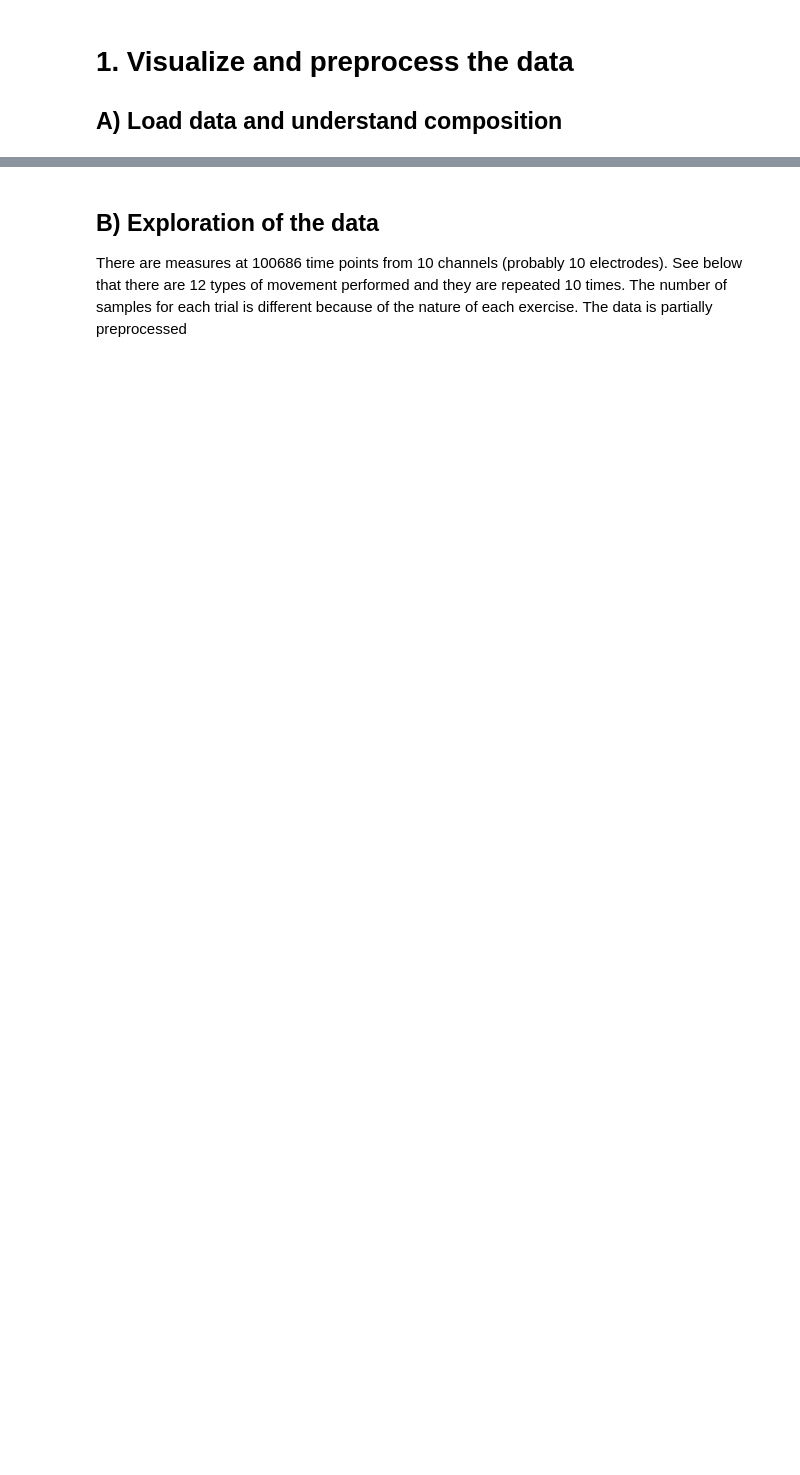
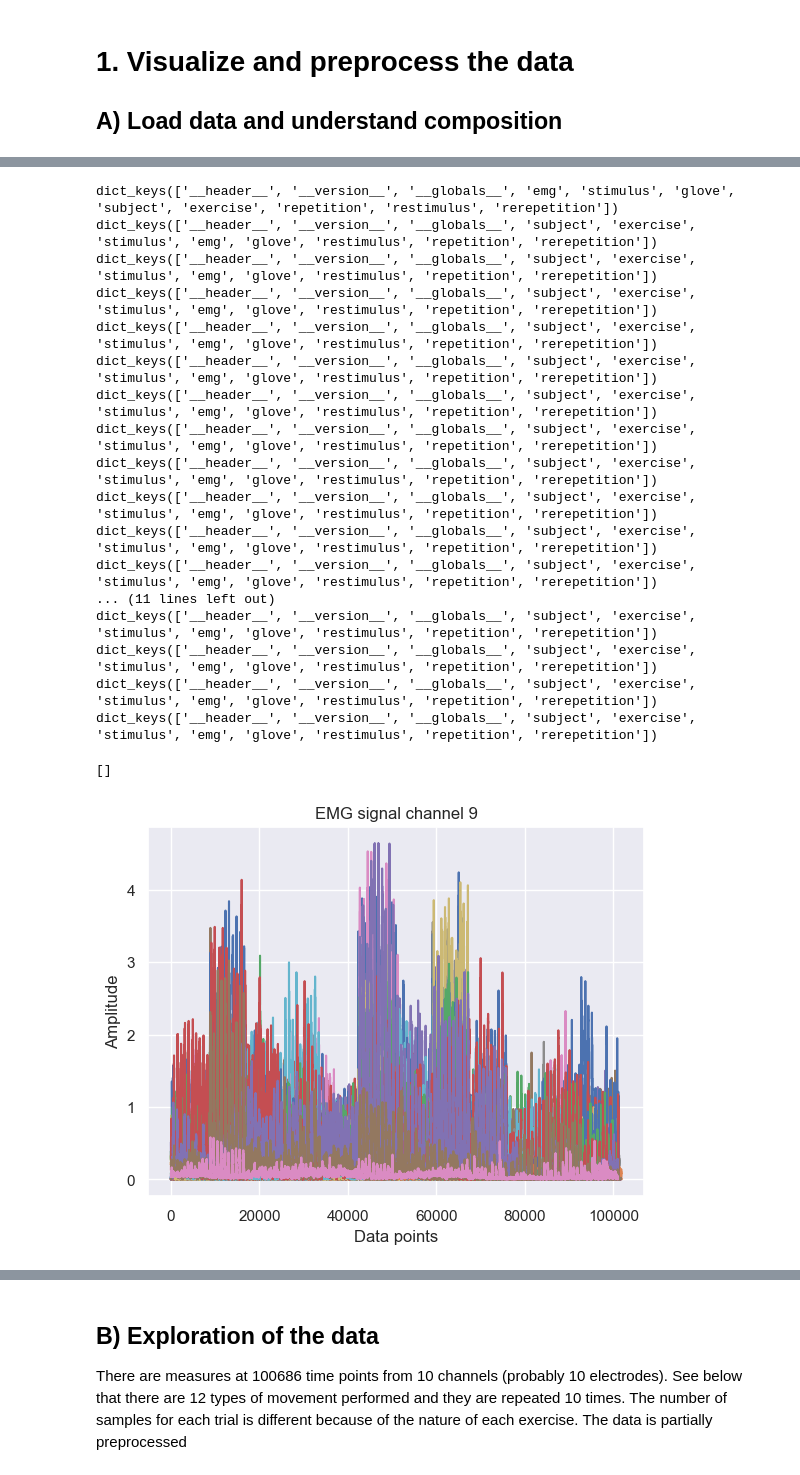
Before and after one commit to loufourneaux/project_2_nssp, a Jupyter notebook: part_1.ipynb, the cells around one changed output, grey strips where cells are left out. Saved outputs shown, nothing was run; the diff lists cells and outputs as text; code cells hidden in the pictures; blank space fills up the shorter version.

```diff
--- a/part_1.ipynb
+++ b/part_1.ipynb
@@ -13,5 +13,23 @@ import pandas as pd
 # %% [markdown]
 # 1. Visualize and preprocess the data
 ## A) Load data and understand composition
+# %%
+# Solution: load a list of dicts
+def load_subject(subject=2,path='data'):
+    file_name = f'{path}/S{subject}_A1_E1.mat'
+    emg = loadmat(file_name)
+    subject_dict = {}
+    subject_dict['number'] = subject
+    # The actual interesting data lives in the columns ['emg', 'restimulus', 'rerepetition']
+    subject_dict['emg_rectified'] = emg["emg"].copy()
+    # Restimulus and rerepetition are the stimulus and repetition that have been processed for better correspondance to real movement
+    # Stimulus is the type of movement that is being performed
+    subject_dict['stimulus'] = emg["restimulus"]
+    # Repetition is the number of times the movement has been repeated
+    subject_dict['repetition'] = emg["rerepetition"]
+
+    return subject
+
+subject = load_subject()
 # %%
 # Chose if you want to do 1 subject or all subjects
@@ -70,0 +189,31 @@ Repetition (100686, 1)
+# %%
+n_subjects=27
+fig, ax = plt.subplots()
+channel = 9
+for subject in range(1, n_subjects+1):
+        emg_rectified, stimulus, repetition = load_subject(subject)
+        ax.plot(emg_rectified[:, channel])
+ax.set_title(f"EMG signal channel {channel}")
+ax.set_xlabel("Data points")
+ax.set_ylabel("Amplitude")
+plt.plot()
+# %% [output]
+dict_keys(['__header__', '__version__', '__globals__', 'emg', 'stimulus', 'glove', 'subject', 'exercise', 'repetition', 'restimulus', 'rerepetition'])
+dict_keys(['__header__', '__version__', '__globals__', 'subject', 'exercise', 'stimulus', 'emg', 'glove', 'restimulus', 'repetition', 'rerepetition'])
+dict_keys(['__header__', '__version__', '__globals__', 'subject', 'exercise', 'stimulus', 'emg', 'glove', 'restimulus', 'repetition', 'rerepetition'])
+dict_keys(['__header__', '__version__', '__globals__', 'subject', 'exercise', 'stimulus', 'emg', 'glove', 'restimulus', 'repetition', 'rerepetition'])
+dict_keys(['__header__', '__version__', '__globals__', 'subject', 'exercise', 'stimulus', 'emg', 'glove', 'restimulus', 'repetition', 'rerepetition'])
+dict_keys(['__header__', '__version__', '__globals__', 'subject', 'exercise', 'stimulus', 'emg', 'glove', 'restimulus', 'repetition', 'rerepetition'])
+dict_keys(['__header__', '__version__', '__globals__', 'subject', 'exercise', 'stimulus', 'emg', 'glove', 'restimulus', 'repetition', 'rerepetition'])
+dict_keys(['__header__', '__version__', '__globals__', 'subject', 'exercise', 'stimulus', 'emg', 'glove', 'restimulus', 'repetition', 'rerepetition'])
+dict_keys(['__header__', '__version__', '__globals__', 'subject', 'exercise', 'stimulus', 'emg', 'glove', 'restimulus', 'repetition', 'rerepetition'])
+dict_keys(['__header__', '__version__', '__globals__', 'subject', 'exercise', 'stimulus', 'emg', 'glove', 'restimulus', 'repetition', 'rerepetition'])
+dict_keys(['__header__', '__version__', '__globals__', 'subject', 'exercise', 'stimulus', 'emg', 'glove', 'restimulus', 'repetition', 'rerepetition'])
+dict_keys(['__header__', '__version__', '__globals__', 'subject', 'exercise', 'stimulus', 'emg', 'glove', 'restimulus', 'repetition', 'rerepetition'])
+... (11 lines left out)
+dict_keys(['__header__', '__version__', '__globals__', 'subject', 'exercise', 'stimulus', 'emg', 'glove', 'restimulus', 'repetition', 'rerepetition'])
+dict_keys(['__header__', '__version__', '__globals__', 'subject', 'exercise', 'stimulus', 'emg', 'glove', 'restimulus', 'repetition', 'rerepetition'])
+dict_keys(['__header__', '__version__', '__globals__', 'subject', 'exercise', 'stimulus', 'emg', 'glove', 'restimulus', 'repetition', 'rerepetition'])
+dict_keys(['__header__', '__version__', '__globals__', 'subject', 'exercise', 'stimulus', 'emg', 'glove', 'restimulus', 'repetition', 'rerepetition'])
+[]
+[figure, added]
```
Also changed, not shown: parts of 23 cells of this notebook.
